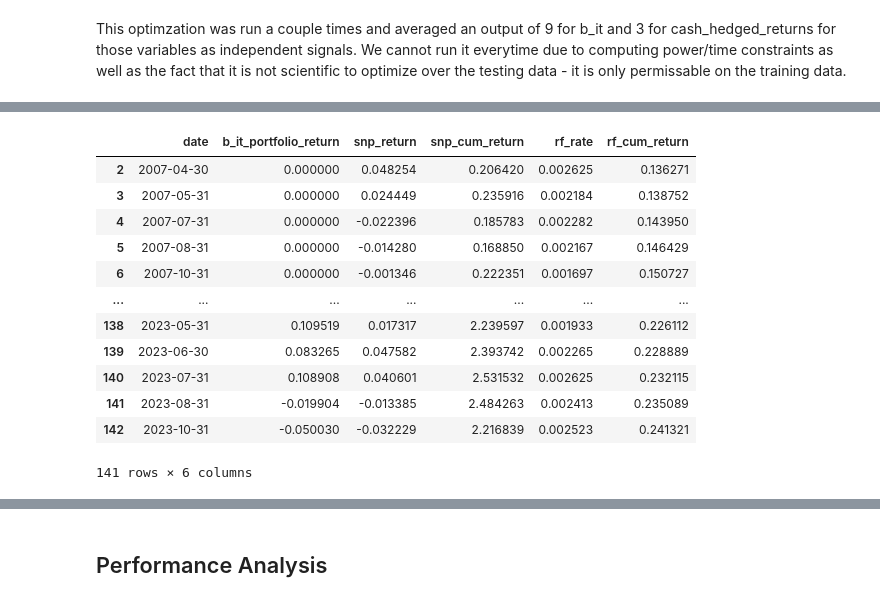
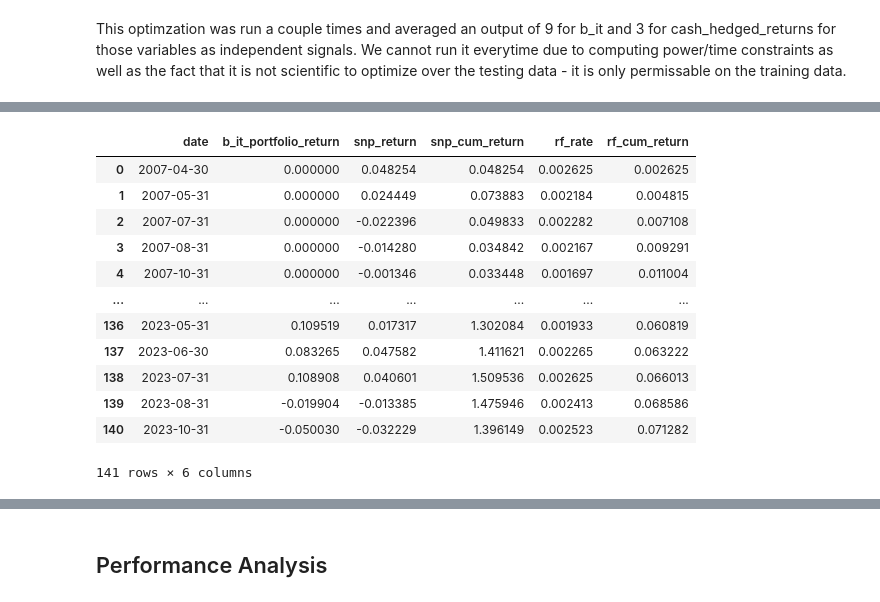
Before and after one commit to veervohra03/CashHedged, a Jupyter notebook: Veer-Base.ipynb, the cells around one changed output, grey strips where cells are left out. Cells and saved outputs as stored; diff of their text form; code cells hidden in the pictures.

Commit message:
Fixed SNP/RFR logic again. Made backtesting PIT again.

```diff
--- a/Veer-Base.ipynb
+++ b/Veer-Base.ipynb
@@ -133,7 +133,5 @@ def calculate_cumulative_returns(daily_returns, dates):
 
 risk_free_data = calculate_cumulative_returns(risk_free_data, last_trading_days['last_trade_date'])
 
-risk_free_data['rf_cum_return'] = (1 + risk_free_data['rf_rate']).cumprod() - 1
-
 risk_free_data
 # %% [output]
@@ -155,10 +153,7 @@ sp500_data = pd.merge(last_trading_days[['last_trade_date']], sp500_data, left_o
 
 sp500_data['snp_return'] = sp500_data['snp_prc'].pct_change()
 
-sp500_data['log_temp_return'] = np.log1p(sp500_data['snp_return'])
-sp500_data['snp_cum_return'] = np.expm1(sp500_data['log_temp_return'].cumsum())
-
-sp500_data.drop(columns=['last_trade_date', 'log_temp_return', 'snp_prc', 'daily_return'], axis=1, inplace=True)
+sp500_data.drop(columns=['last_trade_date', 'snp_prc', 'daily_return'], axis=1, inplace=True)
 
 sp500_data
 # %% [output]
@@ -372,7 +367,7 @@ def main(id_table):
 
     agg_fin_data = agg_fin_data.sort_values(by=['comnam', 'date']).reset_index(drop=True)
 
-    agg_fin_data = agg_fin_data[['date', 'comnam', 'gvkey', 'permno', 'stock_price', 'stock_return', 'b_it' ,'cash_hedged_return', 'snp_return', 'snp_cum_return', 'rf_rate', 'rf_cum_return']] #, 'company_beta', 'cash_hedged_beta']].dropna()
+    agg_fin_data = agg_fin_data[['date', 'comnam', 'gvkey', 'permno', 'stock_price', 'stock_return', 'b_it' ,'cash_hedged_return', 'snp_return', 'rf_rate']] #, 'company_beta', 'cash_hedged_beta']].dropna()
 
     return agg_fin_data.reset_index(drop=True)
 # %% [markdown]
@@ -620,25 +641,29 @@ This optimzation was run a couple times and averaged an output of 9 for b_it and
 # %%
-temp_1 = backtest_portfolio(out, signal='b_it', lookback_months=7)
+temp_1, temp_1_details = backtest_portfolio(out, signal='b_it', lookback_months=7)
 # temp_2 = backtest_portfolio(out, signal='cash_hedged_return', lookback_months=7)
 
-portfolio = pd.merge(temp_1, out[out['permno'] == out['permno'][0]], on='date', how='left')
+portfolio = pd.merge(temp_1, out[out['permno'] == out['permno'][0]], on='date', how='right')
 
 # portfolio = pd.merge(portfolio, temp_2, on='date', how='left')
+
+portfolio['rf_cum_return'] = (1 + portfolio['rf_rate']).cumprod() - 1
+portfolio['log_temp_return'] = np.log1p(portfolio['snp_return'])
+portfolio['snp_cum_return'] = np.expm1(portfolio['log_temp_return'].cumsum())
 
 portfolio = portfolio[['date', 'b_it_portfolio_return', 'snp_return', 'snp_cum_return', 'rf_rate', 'rf_cum_return']].dropna()
 
 portfolio
 # %% [output]
 |  | date | b_it_portfolio_return | snp_return | snp_cum_return | rf_rate | rf_cum_return |
-| 2 | 2007-04-30 | 0.000000 | 0.048254 | 0.206420 | 0.002625 | 0.136271 |
-| 3 | 2007-05-31 | 0.000000 | 0.024449 | 0.235916 | 0.002184 | 0.138752 |
-| 4 | 2007-07-31 | 0.000000 | -0.022396 | 0.185783 | 0.002282 | 0.143950 |
-| 5 | 2007-08-31 | 0.000000 | -0.014280 | 0.168850 | 0.002167 | 0.146429 |
-| 6 | 2007-10-31 | 0.000000 | -0.001346 | 0.222351 | 0.001697 | 0.150727 |
+| 0 | 2007-04-30 | 0.000000 | 0.048254 | 0.048254 | 0.002625 | 0.002625 |
+| 1 | 2007-05-31 | 0.000000 | 0.024449 | 0.073883 | 0.002184 | 0.004815 |
+| 2 | 2007-07-31 | 0.000000 | -0.022396 | 0.049833 | 0.002282 | 0.007108 |
+| 3 | 2007-08-31 | 0.000000 | -0.014280 | 0.034842 | 0.002167 | 0.009291 |
+| 4 | 2007-10-31 | 0.000000 | -0.001346 | 0.033448 | 0.001697 | 0.011004 |
 | ... | ... | ... | ... | ... | ... | ... |
-| 138 | 2023-05-31 | 0.109519 | 0.017317 | 2.239597 | 0.001933 | 0.226112 |
-| 139 | 2023-06-30 | 0.083265 | 0.047582 | 2.393742 | 0.002265 | 0.228889 |
-| 140 | 2023-07-31 | 0.108908 | 0.040601 | 2.531532 | 0.002625 | 0.232115 |
-| 141 | 2023-08-31 | -0.019904 | -0.013385 | 2.484263 | 0.002413 | 0.235089 |
-| 142 | 2023-10-31 | -0.050030 | -0.032229 | 2.216839 | 0.002523 | 0.241321 |
+| 136 | 2023-05-31 | 0.109519 | 0.017317 | 1.302084 | 0.001933 | 0.060819 |
+| 137 | 2023-06-30 | 0.083265 | 0.047582 | 1.411621 | 0.002265 | 0.063222 |
+| 138 | 2023-07-31 | 0.108908 | 0.040601 | 1.509536 | 0.002625 | 0.066013 |
+| 139 | 2023-08-31 | -0.019904 | -0.013385 | 1.475946 | 0.002413 | 0.068586 |
+| 140 | 2023-10-31 | -0.050030 | -0.032229 | 1.396149 | 0.002523 | 0.071282 |
 141 rows × 6 columns
```
Also changed, not shown: parts of 9 cells of this notebook.
